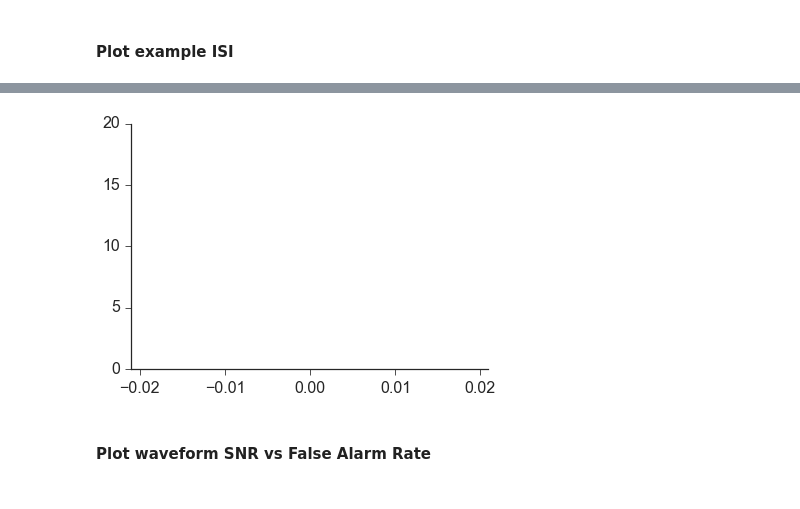
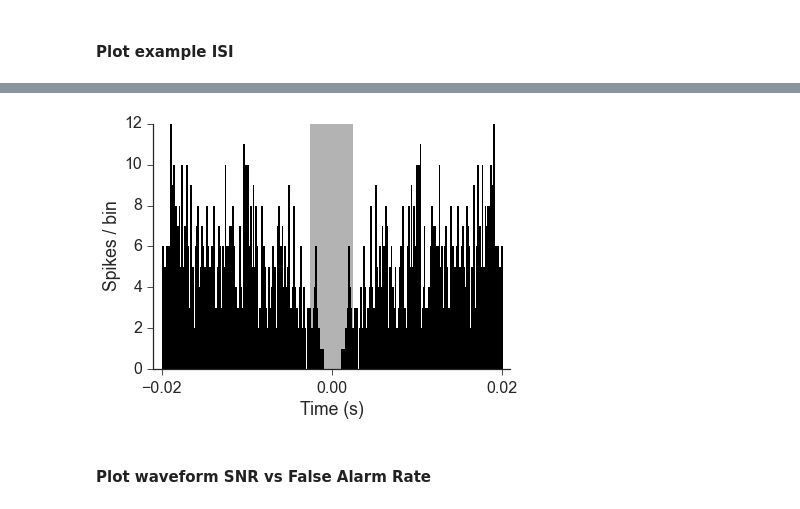
Before and after one commit to sofroniewn/tactile-coding, a Jupyter notebook: ephysTable.ipynb, the cells around one changed output, grey strips where cells are left out. Cells and saved outputs as stored; diff of their text form; code cells hidden in the pictures.

```diff
--- a/ephysTable.ipynb
+++ b/ephysTable.ipynb
@@ -295,23 +294,17 @@ if savefig:
 # %%
-animals = ['Anm_0235585', 'Anm_0250492', 'Anm_0256043', 'Anm_0237723',
-           'Anm_0237723', 'Anm_0250492', 'Anm_0250495', 'Anm_0235585',
-           'Anm_0245918', 'Anm_0237723', 'Anm_0235585', 'Anm_0245918']
-sources = [9, 28, 0, 0, 27, 0, 8, 12, 15, 2, 2, 2]
-for a, u in zip(animals, sources):
-    x = table.ISI.columns
-    y = table.ISI.loc[a, u]
-    plt.bar(-.0025, max(y), width=.005, linewidth=0, color=[.7, .7, .7]);
-    plt.bar(x, y, width=.0002, linewidth=0, color='k');
-    plt.xticks(np.linspace(-.02,.02,3))
-    plt.xlim([-.021, 0.021])
-    plt.xlabel('Time (s)');
-    plt.ylabel('Spikes / bin');
-    sns.despine()
-    if savefig:
-        plt.savefig(os.path.join(path,'figuresEphys','ISI%s_%s.eps' % (a, u)))
-    plt.cla()
+a = 'Anm_0235585'
+u = 9
+x = table.ISI.columns
+y = table.ISI.loc[a, u]
+plt.bar(-.0025, max(y), width=.005, linewidth=0, color=[.7, .7, .7]);
+plt.bar(x, y, width=.0002, linewidth=0, color='k');
+plt.xticks(np.linspace(-.02,.02,3))
+plt.xlim([-.021, 0.021])
+plt.xlabel('Time (s)');
+plt.ylabel('Spikes / bin');
+sns.despine()
 # %% [output]
-[figure, old version]
+[figure, new version]
 # %% [markdown]
 #### Plot waveform SNR vs False Alarm Rate
 # %%
```
Also changed, not shown: parts of 49 cells of this notebook.
